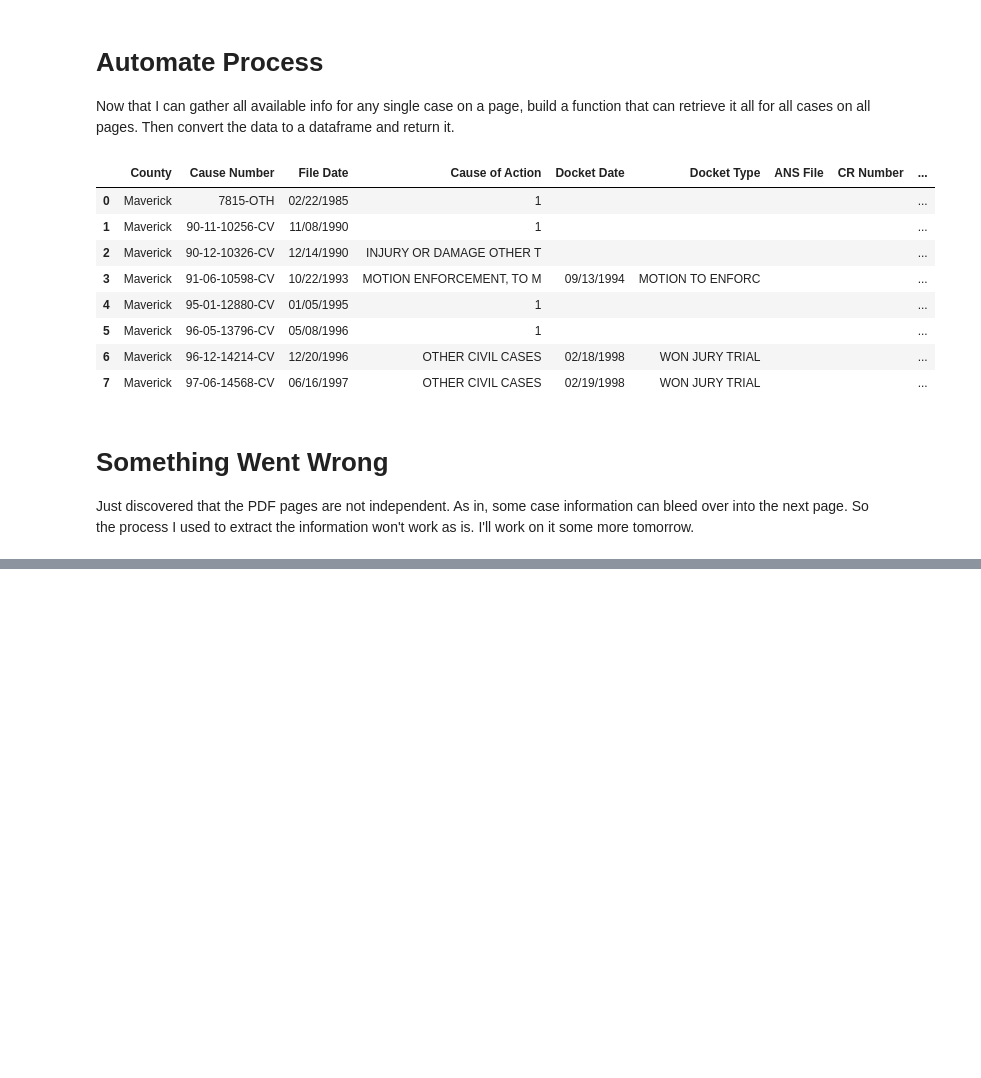
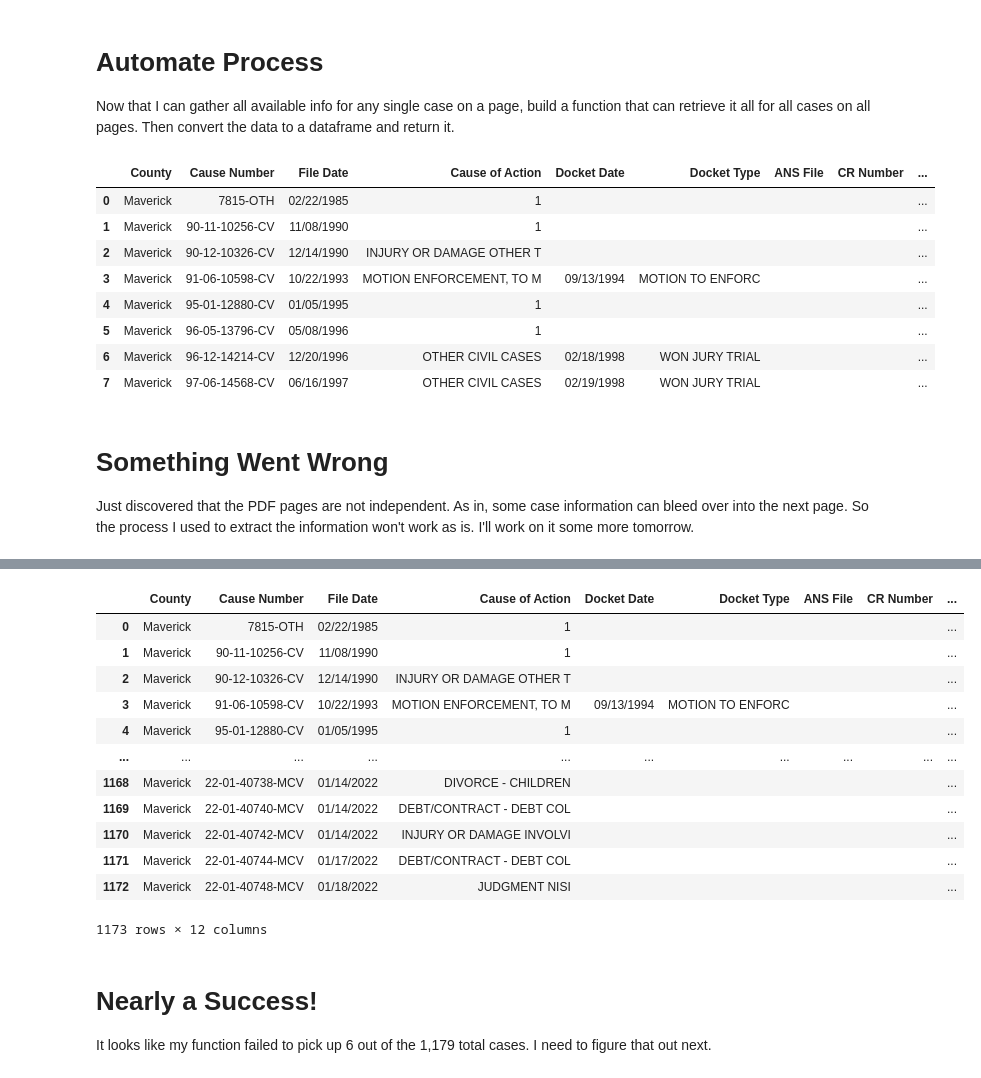
Before and after one commit to District-Court-293rd/293rd_pending_cases, a Jupyter notebook: jsmith_workbook.ipynb, the cells around one changed output, grey strips where cells are left out. Saved outputs shown, nothing was run; the diff lists cells and outputs as text; code cells hidden in the pictures; blank space fills up the shorter version.

Commit message:
Fixed the multi-page issue with my function. Now I need to figure out why it isn't reading in all of the cases

```diff
--- a/jsmith_workbook.ipynb
+++ b/jsmith_workbook.ipynb
@@ -441,6 +441,15 @@ def extract_pdf_data(text):
     #For body
     text = text[392:]
 
+    #Remove headers from all subsequent pages
+    text = re.sub(r"""COUNTY OF MAVERICK 293RD DISTRICT COURT CIVIL PENDING CASES AS OF 01/19/2022
+
+                                           RAN ON JANUARY 19, 2022 09:02am PAGE: \d{1,3}
+
+        CAUSE #             FILE DATE CAUSE OF ACTION           DOCKT DATE  DOCKET TYPE       ANS FILED  CR CASE #
+
+PLAINTIFF NAME                PLAINTIFF ATTORNEY        DEFENDANT NAME                DEFENDANT ATTORNEY""", '', text)
+
     #Use if statement to check for county names inside the header info
     if header.count('MAVERICK') >= 1:
         county = 'Maverick'
@@ -453,6 +462,12 @@ def extract_pdf_data(text):
 
     #Now split each case by the dashed lines
     cases = text.split('-------------------------------------------------------------------------------------------------------------')
+
+    #Drop the last case. It only consists of the count of cases in the pdf. Not needed here
+    cases.pop()
+
+    #How many cases?
+    print(f"Collecting Data From {len(cases)} Cases...")
 
     #Loop through each case and build a dictionary with its info
     for case_num, case in enumerate(cases):
@@ -577,21 +592,18 @@ def build_cases_dataframe(pdf_path):
 
     with open(pdf_path, 'rb') as fh:
 
-        for page in PDFPage.get_pages(fh, caching=True, maxpages = 1, check_extractable=True):
+        for page in PDFPage.get_pages(fh, caching=True, check_extractable=True):
             #Process the current page
             page_interpreter.process_page(page)
 
-            #Save the current page's text to a variable
-            text = fake_file_handle.getvalue()
+        #Save the current page's text to a variable
+        text = fake_file_handle.getvalue()
 
-            #Extract info from current page
-            case_dicts = extract_pdf_data(text)
+        #Extract info from current page
+        case_dicts = extract_pdf_data(text)
 
-            #Extend case_dicts to container_dict
-            container_list.extend(case_dicts)
-
-            #Reset fake_file_handle
-            fake_file_handle.truncate(0)
+        #Extend case_dicts to container_dict
+        container_list.extend(case_dicts)
 
     # close open handles
     converter.close()
@@ -711,0 +864,2 @@ Now I will fix the multiple pages issue.
+# %%
+df = build_cases_dataframe('/Users/johnathonsmith/Downloads/293RDCV.PEND.CASE_1642601189564_-1416322429.pdf')
@@ -711,0 +868,20 @@ Now I will fix the multiple pages issue.
+# %%
+df
+# %% [output]
+|  | County | Cause Number | File Date | Cause of Action | Docket Date | Docket Type | ANS File | CR Number | ... |
+| 0 | Maverick | 7815-OTH | 02/22/1985 | 1 |  |  |  |  | ... |
+| 1 | Maverick | 90-11-10256-CV | 11/08/1990 | 1 |  |  |  |  | ... |
+| 2 | Maverick | 90-12-10326-CV | 12/14/1990 | INJURY OR DAMAGE OTHER T |  |  |  |  | ... |
+| 3 | Maverick | 91-06-10598-CV | 10/22/1993 | MOTION ENFORCEMENT, TO M | 09/13/1994 | MOTION TO ENFORC |  |  | ... |
+| 4 | Maverick | 95-01-12880-CV | 01/05/1995 | 1 |  |  |  |  | ... |
+| ... | ... | ... | ... | ... | ... | ... | ... | ... | ... |
+| 1168 | Maverick | 22-01-40738-MCV | 01/14/2022 | DIVORCE - CHILDREN |  |  |  |  | ... |
+| 1169 | Maverick | 22-01-40740-MCV | 01/14/2022 | DEBT/CONTRACT - DEBT COL |  |  |  |  | ... |
+| 1170 | Maverick | 22-01-40742-MCV | 01/14/2022 | INJURY OR DAMAGE INVOLVI |  |  |  |  | ... |
+| 1171 | Maverick | 22-01-40744-MCV | 01/17/2022 | DEBT/CONTRACT - DEBT COL |  |  |  |  | ... |
+| 1172 | Maverick | 22-01-40748-MCV | 01/18/2022 | JUDGMENT NISI |  |  |  |  | ... |
+1173 rows × 12 columns
+# %% [markdown]
+# Nearly a Success!
+
+It looks like my function failed to pick up 6 out of the 1,179 total cases. I need to figure that out next.
```
Also changed, not shown: parts of 20 cells of this notebook.
